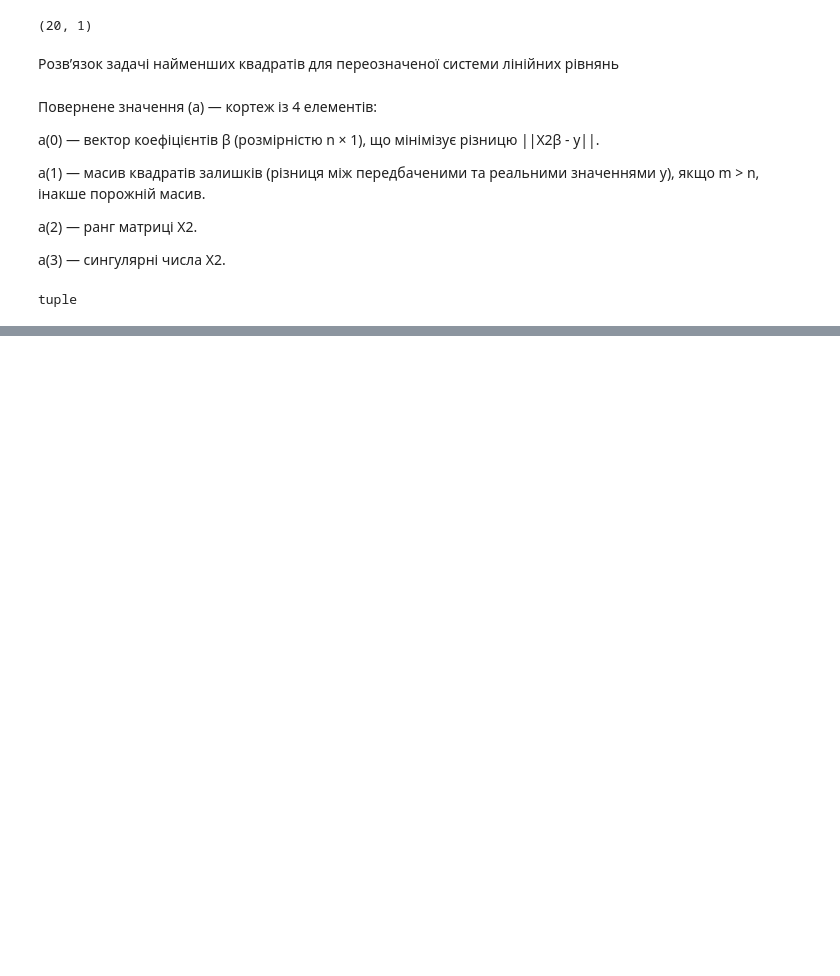
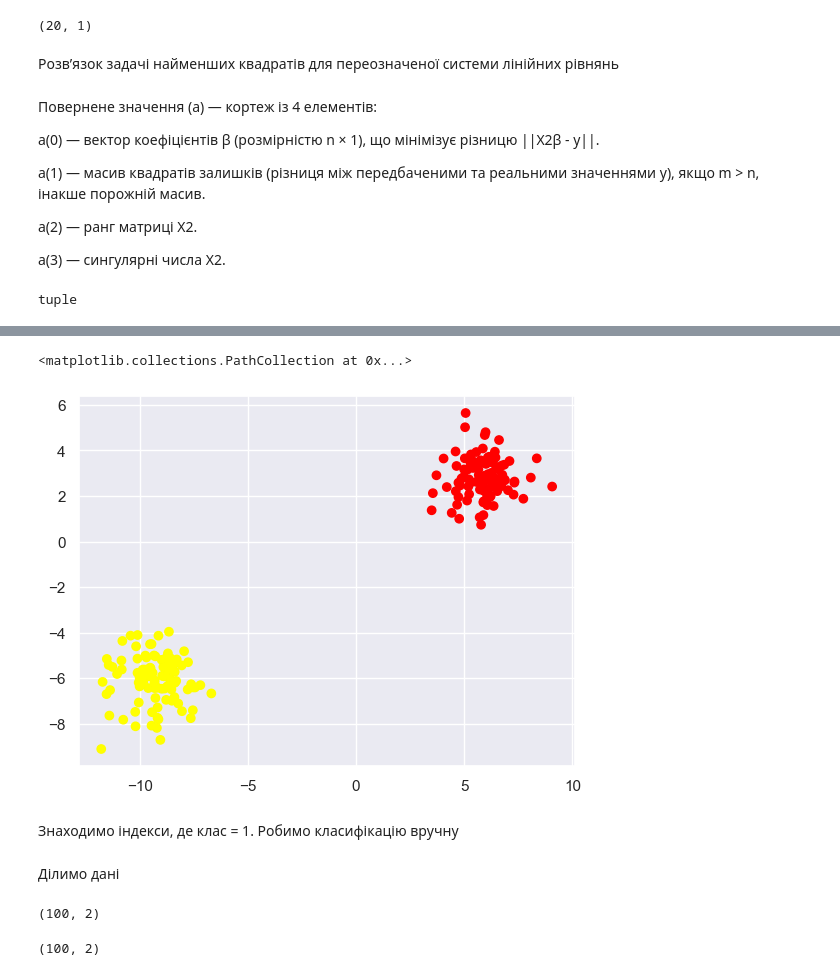
Before and after one commit to AlexandrZhygalov/ML_Course, a Jupyter notebook: Models.ipynb, the cells around one changed output, grey strips where cells are left out. Drawn from its saved outputs; the diff is of its cells as text; code cells hidden in the pictures; blank space fills up the shorter version.

```diff
--- a/Models.ipynb
+++ b/Models.ipynb
@@ -198,0 +231,2 @@ plt.plot(X, y_pred, color='red')
+# %%
+y[y==0] = -1
@@ -198,0 +237,7 @@ plt.plot(X, y_pred, color='red')
+# %%
+plt.scatter(X[:,0], X[:,1], c=y, cmap='autumn')
+# %% [output]
+<matplotlib.collections.PathCollection at 0x...>
+[figure, added]
+# %% [markdown]
+Знаходимо індекси, де клас = 1. Робимо класифікацію вручну
@@ -198,0 +246,12 @@ plt.plot(X, y_pred, color='red')
+# %% [markdown]
+Ділимо дані
+# %%
+X1 = X[idx,:]
+X1.shape
+# %% [output]
+(100, 2)
+# %%
+X2 = X[~idx,:]
+X2.shape
+# %% [output]
+(100, 2)
```
Also changed, not shown: parts of 39 cells of this notebook, 3 other files.
